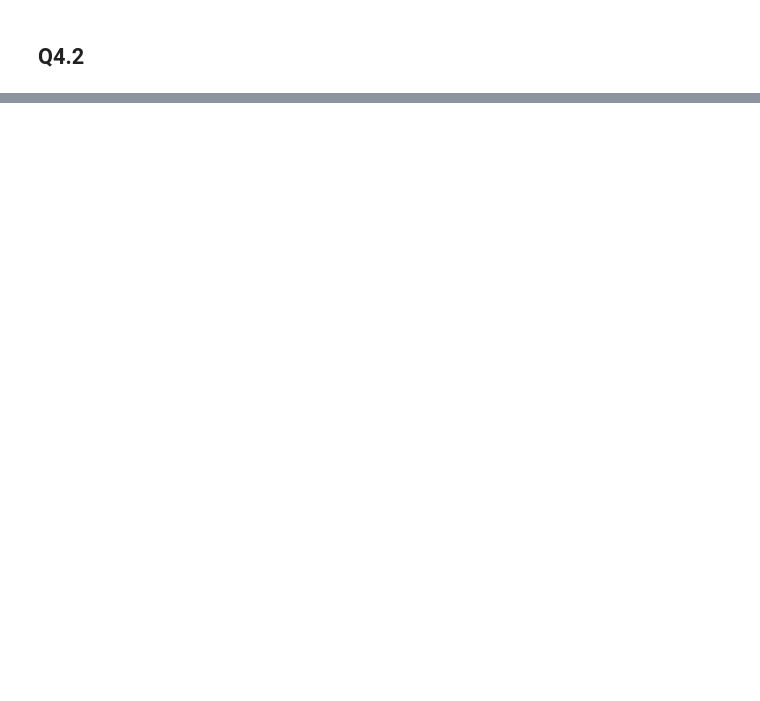
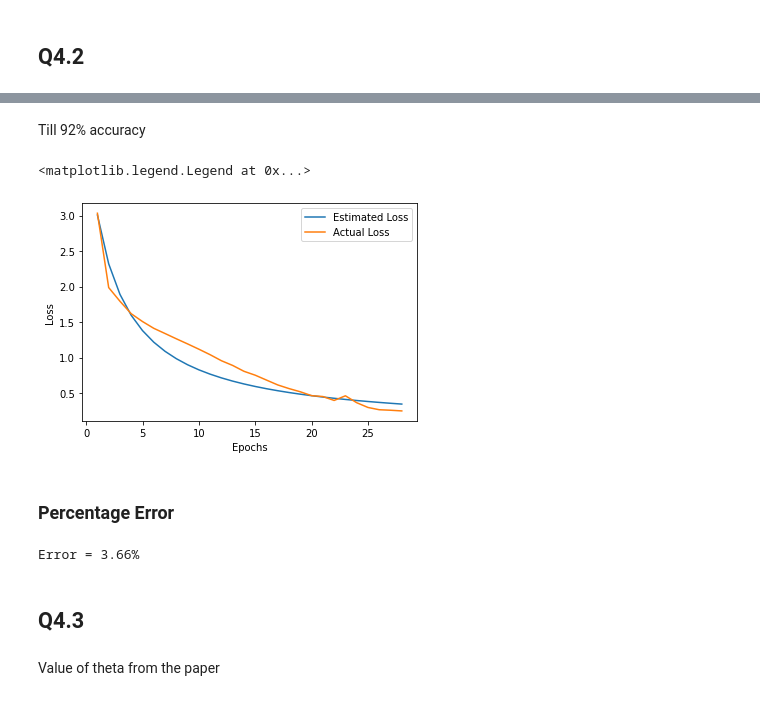
Before and after one commit to codexceed/MS-CS, a Jupyter notebook: Courses/IDLS/hw4/HW4.ipynb, the cells around one changed output, grey strips where cells are left out. Saved outputs shown, nothing was run; the diff lists cells and outputs as text; code cells hidden in the pictures; blank space fills up the shorter version.

```diff
--- a/Courses/IDLS/hw4/HW4.ipynb
+++ b/Courses/IDLS/hw4/HW4.ipynb
@@ -602,0 +850,3 @@ Depth: 56, GPU: V100, Optimus Params: [0.10001268 0.2390411  0.01410085]
+# %%
+beta1_50 = model_beta1.predict([[50]])
+print("resnet50 beta1 = "+str(beta1_50[0]))
@@ -602,0 +855,3 @@ Depth: 56, GPU: V100, Optimus Params: [0.10001268 0.2390411  0.01410085]
+# %%
+beta2_50 = model_beta2.predict([[50]])
+print("resnet50 beta2 = "+str(beta2_50[0]))
@@ -602,0 +862,3 @@ Depth: 56, GPU: V100, Optimus Params: [0.10001268 0.2390411  0.01410085]
+# %%
+with open(f"results/results/HW4_Q4_depth50_gpuV100.json", "r") as f:
+    data = json.load(f)
@@ -602,0 +885,27 @@ Depth: 56, GPU: V100, Optimus Params: [0.10001268 0.2390411  0.01410085]
+# %% [markdown]
+Till 92% accuracy
+# %%
+train_loss = np.array(data['train_loss'])
+train_acc = np.array(data['train_accuracy'])
+train_loss = train_loss[train_acc<92]
+n = len(train_loss)
+# %%
+plt.plot(epoch[:n], optimus_func(epoch, beta0_50, beta1_50, beta2_50)[:n], label="Estimated Loss")
+plt.plot(epoch[:n], train_loss, label="Actual Loss")
+plt.xlabel('Epochs')
+plt.ylabel('Loss')
+plt.legend(loc="best")
+# %% [output]
+<matplotlib.legend.Legend at 0x...>
+[figure, added]
+# %% [markdown]
+### Percentage Error
+# %%
+error = np.mean(np.abs(np.array(data["train_loss"]) - optimus_func(epoch, beta0_50, beta1_50, beta2_50)))
+print("Error = {}%".format(np.round(100*error,2)))
+# %% [output]
+Error = 3.66%
+# %% [markdown]
+## Q4.3
+# %% [markdown]
+Value of theta from the paper
```
Also changed, not shown: parts of 45 cells of this notebook.
